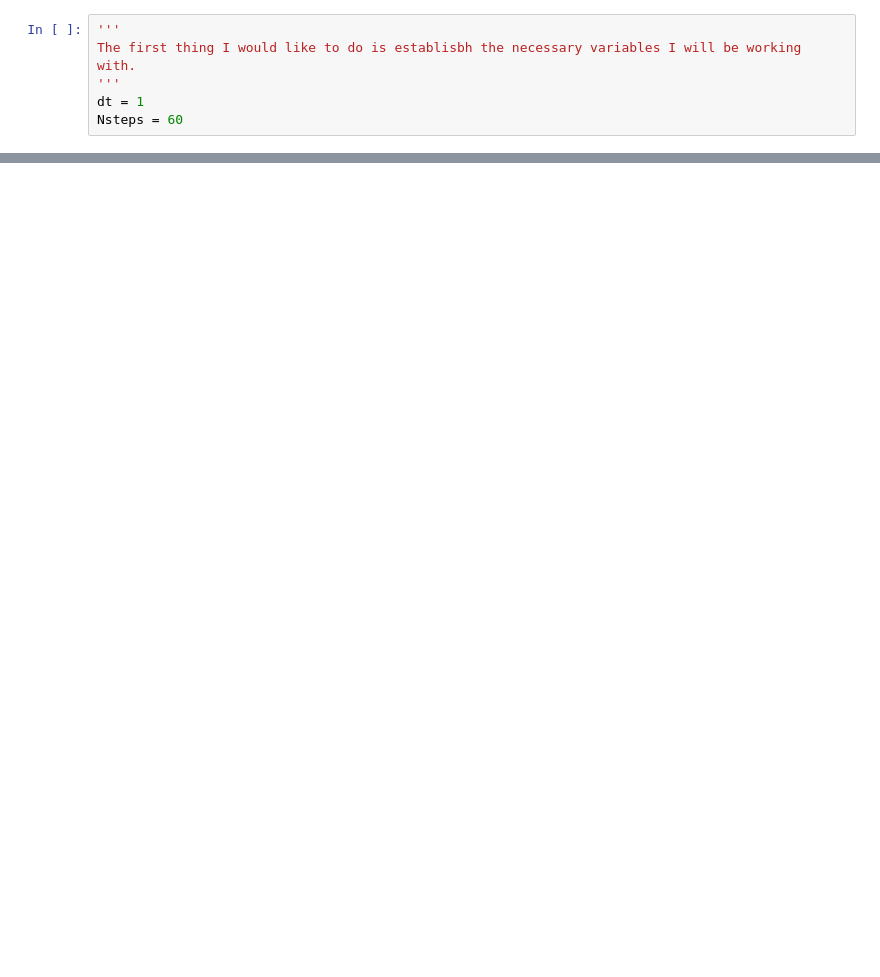
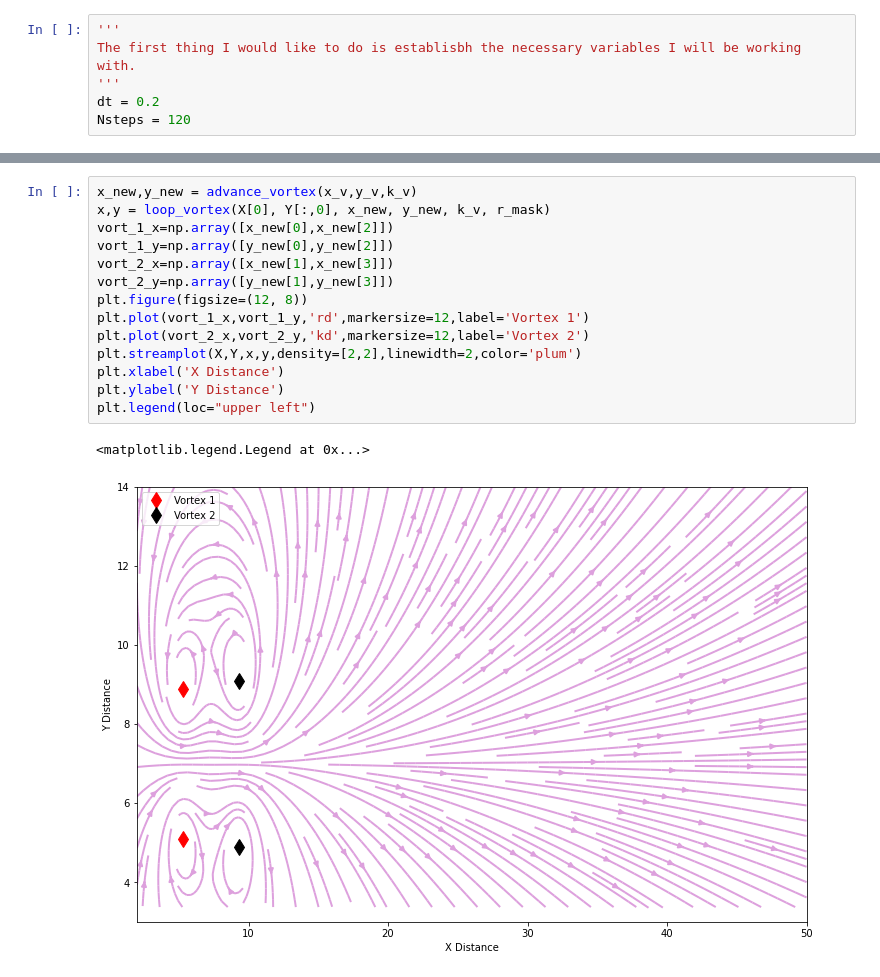
Before and after one commit to whosneha/Fluids_Assignment2, a Jupyter notebook: LeapFrog.ipynb, the cells around one changed output, grey strips where cells are left out. Cells and saved outputs as stored; diff of their text form; blank space fills up the shorter version.

```diff
--- a/LeapFrog.ipynb
+++ b/LeapFrog.ipynb
@@ -15,8 +19,8 @@ import plotly.figure_factory as ff
 '''
 The first thing I would like to do is establisbh the necessary variables I will be working with.
 '''
-dt = 1
-Nsteps = 60
+dt = 0.2
+Nsteps = 120
 # %%
 ## Setting the intial conditions for the vortex center and circulation
 y_v=np.array([5,5,9,9])
@@ -90,0 +123,17 @@ plt.streamplot(X,Y,x,y,density=[2,2],color=y,linewidth=2, cmap='cool')
+# %%
+x_new,y_new = advance_vortex(x_v,y_v,k_v)
+x,y = loop_vortex(X[0], Y[:,0], x_new, y_new, k_v, r_mask)
+vort_1_x=np.array([x_new[0],x_new[2]])
+vort_1_y=np.array([y_new[0],y_new[2]])
+vort_2_x=np.array([x_new[1],x_new[3]])
+vort_2_y=np.array([y_new[1],y_new[3]])
+plt.figure(figsize=(12, 8))
+plt.plot(vort_1_x,vort_1_y,'rd',markersize=12,label='Vortex 1')
+plt.plot(vort_2_x,vort_2_y,'kd',markersize=12,label='Vortex 2')
+plt.streamplot(X,Y,x,y,density=[2,2],linewidth=2,color='plum')
+plt.xlabel('X Distance')
+plt.ylabel('Y Distance')
+plt.legend(loc="upper left")
+# %% [output]
+<matplotlib.legend.Legend at 0x...>
+[figure, added]
```
Also changed, not shown: parts of 10 cells of this notebook, 1 other file.
